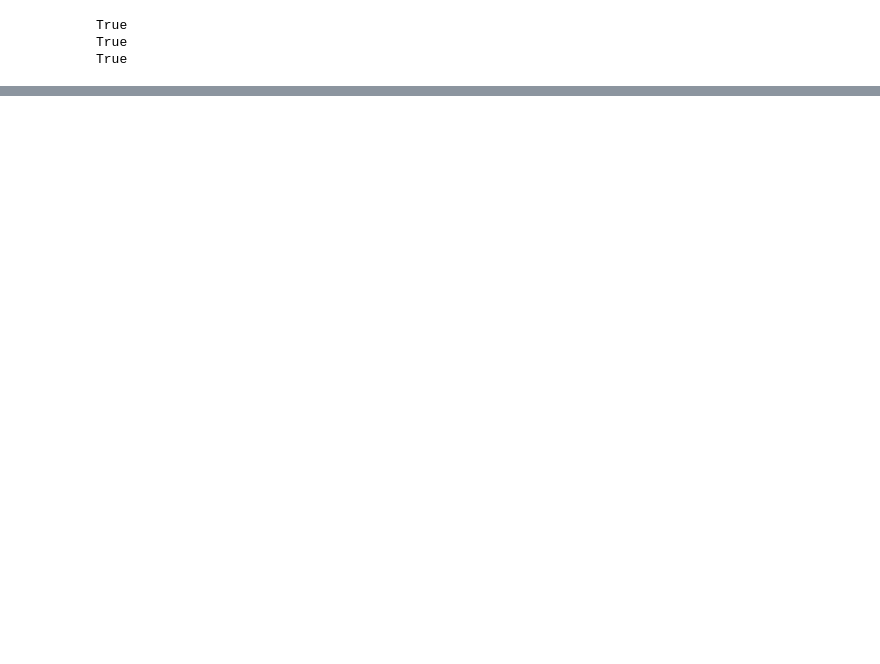
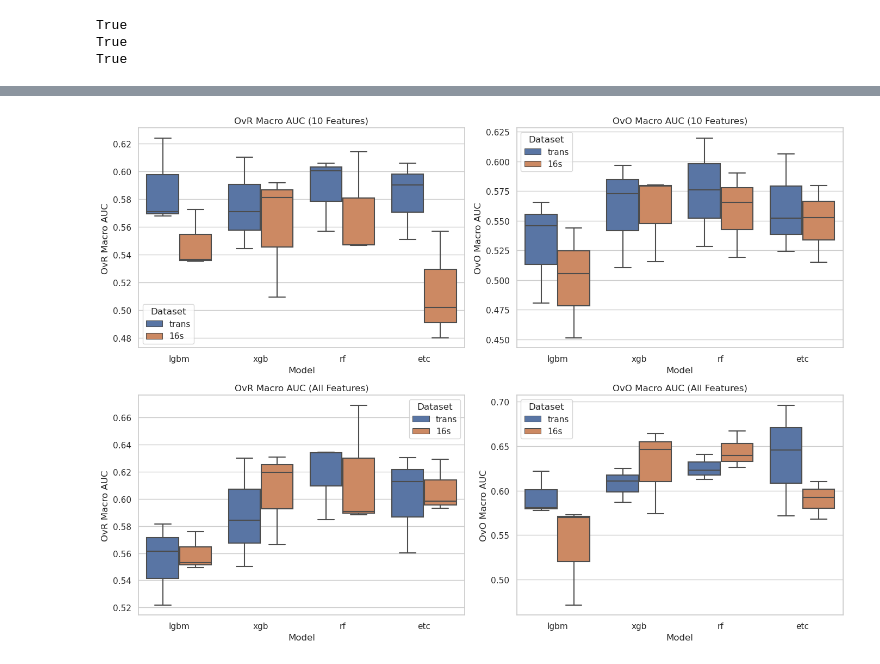
Before and after one commit to paulzierep/MultiClassPredict, a Jupyter notebook: benchmark/real_data.ipynb, the cells around one changed output, grey strips where cells are left out. Drawn from its saved outputs; the diff is of its cells as text; code cells hidden in the pictures; blank space fills up the shorter version.

Commit message:
read data plots

```diff
--- a/benchmark/real_data.ipynb
+++ b/benchmark/real_data.ipynb
@@ -234,0 +58,72 @@ Parameters: { "use_label_encoder" } are not used.
+# %%
+# Plot
+
+import os
+import pandas as pd
+import seaborn as sns
+import matplotlib.pyplot as plt
+
+# Set your folder path
+folder_path = "results/real_data"
+
+# Initialize an empty list to store data
+data_list = []
+
+# Loop through files in the folder
+for file in os.listdir(folder_path):
+    if file.endswith(".csv"):
+        file_path = os.path.join(folder_path, file)
+
+        # Extract model and dataset from filename
+        parts = file.split("_")
+        model = parts[0]  # e.g., etc, lgbm, rf, xgb
+        dataset = parts[1].split(".")[0]  # e.g., 16s, trans
+
+        # Read CSV file
+        df = pd.read_csv(file_path)
+
+        # Add model and dataset as new columns
+        df["Model"] = model
+        df["Dataset"] = dataset
+
+        # Append to list
+        data_list.append(df)
+
+# Combine all data into a single DataFrame
+combined_df = pd.concat(data_list, ignore_index=True)
+
+# Convert "Features (k)" to numeric
+combined_df["Features (k)"] = pd.to_numeric(combined_df["Features (k)"], errors="coerce")
+
+# Separate data based on number of features
+df_10_features = combined_df[combined_df["Features (k)"] == 10]
+df_all_features = combined_df[combined_df["Features (k)"] != 10]  # Assuming "all features" is any value other than 10
+
+# Set up plotting style
+sns.set_theme(style="whitegrid")
+
+# Create subplots
+fig, axes = plt.subplots(2, 2, figsize=(14, 10))
+
+# Plot OvR Macro AUC for 10 features
+sns.boxplot(data=df_10_features, x="Model", y="OvR Macro AUC", hue="Dataset", ax=axes[0, 0])
+axes[0, 0].set_title("OvR Macro AUC (10 Features)")
+
+# Plot OvO Macro AUC for 10 features
+sns.boxplot(data=df_10_features, x="Model", y="OvO Macro AUC", hue="Dataset", ax=axes[0, 1])
+axes[0, 1].set_title("OvO Macro AUC (10 Features)")
+
+# Plot OvR Macro AUC for all features
+sns.boxplot(data=df_all_features, x="Model", y="OvR Macro AUC", hue="Dataset", ax=axes[1, 0])
+axes[1, 0].set_title("OvR Macro AUC (All Features)")
+
+# Plot OvO Macro AUC for all features
+sns.boxplot(data=df_all_features, x="Model", y="OvO Macro AUC", hue="Dataset", ax=axes[1, 1])
+axes[1, 1].set_title("OvO Macro AUC (All Features)")
+
+# Adjust layout and save figure
+plt.tight_layout()
+plt.savefig("AUC_Comparison_10_vs_All_Features.png")
+plt.show()
+# %% [output]
+[figure, added]
```
Also changed, not shown: parts of 2 cells of this notebook, 4 other files.
